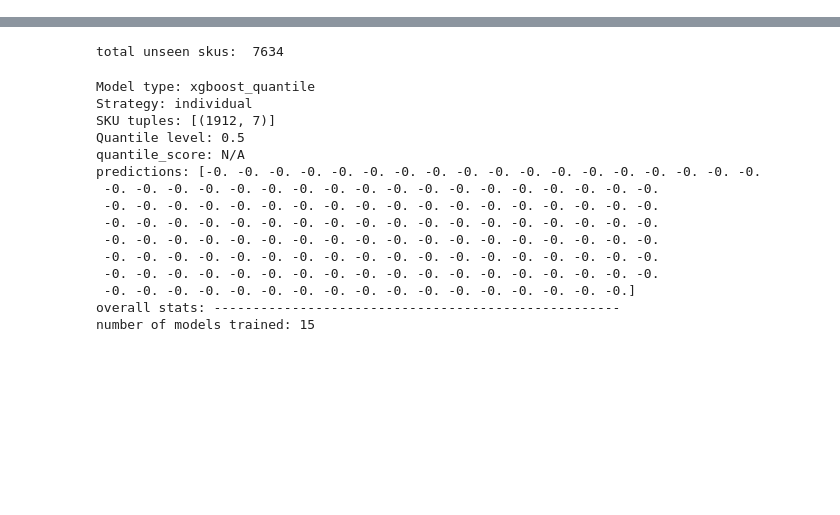
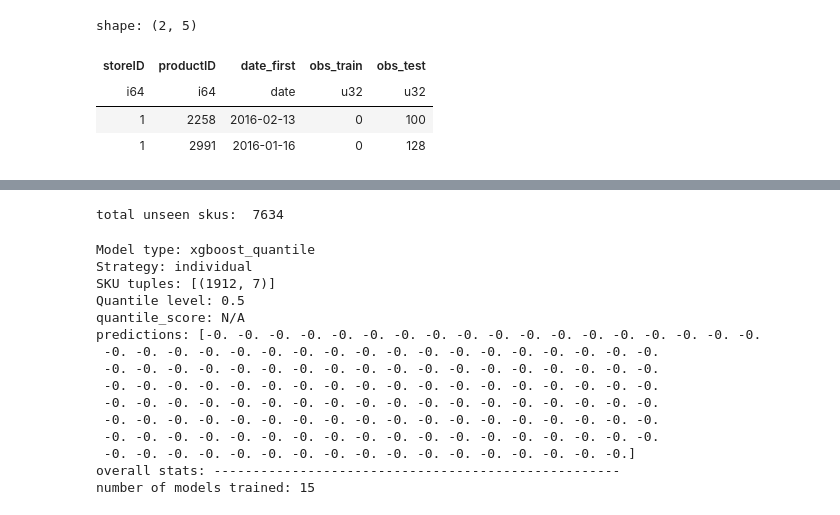
Before and after one commit to ivn23/bench-time, a Jupyter notebook: pipeline_test.ipynb, the cells around one changed output, grey strips where cells are left out. Drawn from its saved outputs; the diff is of its cells as text; code cells hidden in the pictures; blank space fills up the shorter version.

```diff
--- a/pipeline_test.ipynb
+++ b/pipeline_test.ipynb
@@ -27,0 +93,8 @@ total unseen skus:  7634
+# %%
+train_summary.filter(pl.col("date_first") > split_date)
+# %% [output]
+shape: (2, 5)
+| storeID | productID | date_first | obs_train | obs_test |
+| i64 | i64 | date | u32 | u32 |
+| 1 | 2258 | 2016-02-13 | 0 | 100 |
+| 1 | 2991 | 2016-01-16 | 0 | 128 |
```
Also changed, not shown: parts of 34 cells of this notebook, 8 other files.
